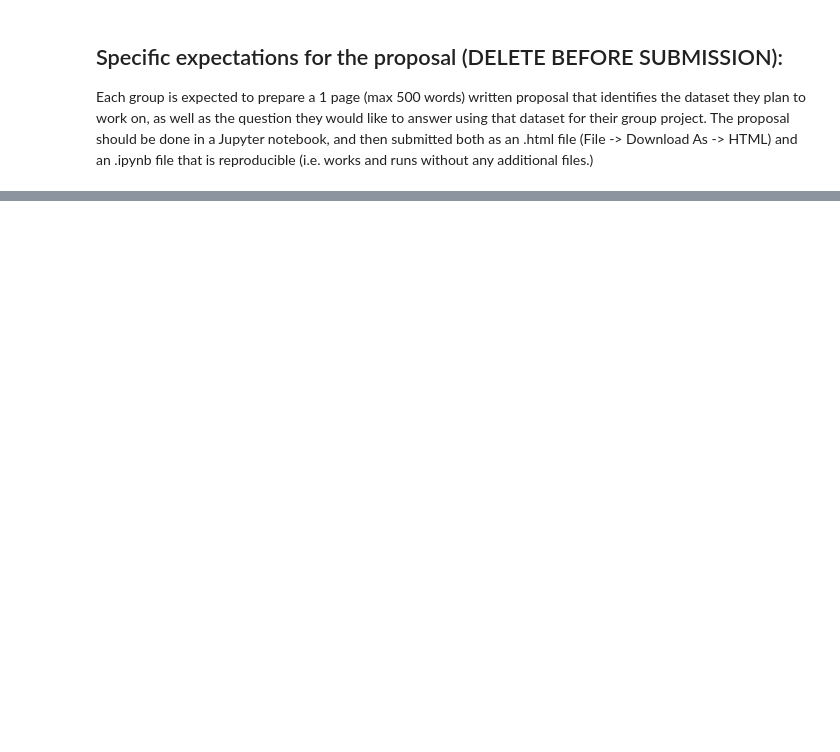
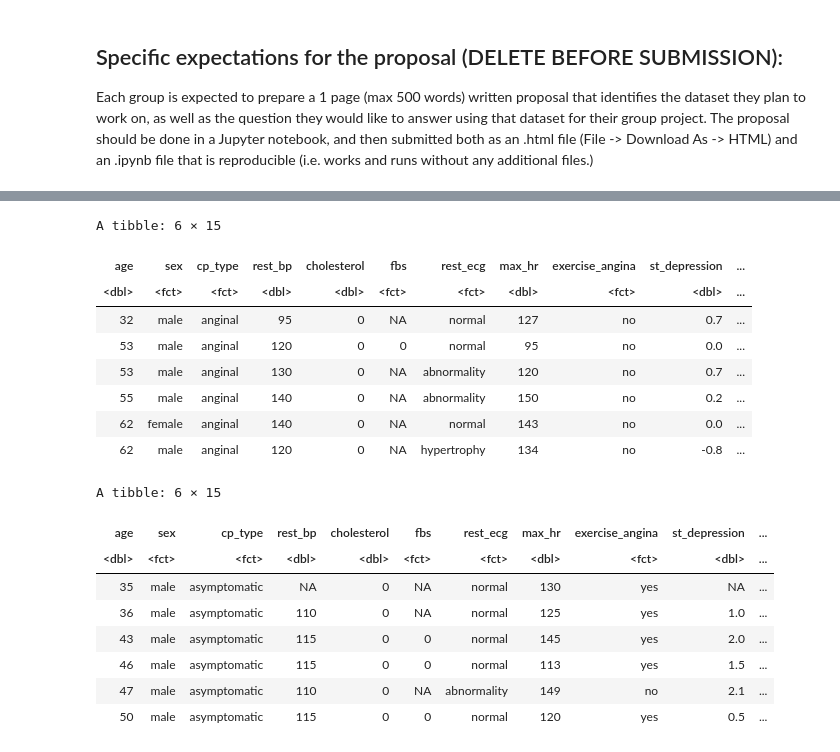
Before and after one commit to aaelbaz/DSCI-100-Group-Project, a Jupyter notebook: group_project_proposal.ipynb, the cells around one changed output, grey strips where cells are left out. Saved outputs shown, nothing was run; the diff lists cells and outputs as text; code cells hidden in the pictures; blank space fills up the shorter version.

```diff
--- a/group_project_proposal.ipynb
+++ b/group_project_proposal.ipynb
@@ -70 +65,27 @@ dbl (14): age, sex, cp, trestbps, chol, fbs, restecg, thalach, exang, oldpea...
+# %%
+heart_disease_split <- initial_split(heart_disease_data, prop = 0.75, strata = cp_type)
+heart_disease_train <- training(heart_disease_split)
+heart_disease_test <- testing(heart_disease_split)
+
+head(heart_disease_train)
+head(heart_disease_test)
+# %% [output]
+A tibble: 6 × 15
+| age | sex | cp_type | rest_bp | cholesterol | fbs | rest_ecg | max_hr | exercise_angina | st_depression | ... |
+| <dbl> | <fct> | <fct> | <dbl> | <dbl> | <fct> | <fct> | <dbl> | <fct> | <dbl> | ... |
+| 32 | male | anginal | 95 | 0 | NA | normal | 127 | no | 0.7 | ... |
+| 53 | male | anginal | 120 | 0 | 0 | normal | 95 | no | 0.0 | ... |
+| 53 | male | anginal | 130 | 0 | NA | abnormality | 120 | no | 0.7 | ... |
+| 55 | male | anginal | 140 | 0 | NA | abnormality | 150 | no | 0.2 | ... |
+| 62 | female | anginal | 140 | 0 | NA | normal | 143 | no | 0.0 | ... |
+| 62 | male | anginal | 120 | 0 | NA | hypertrophy | 134 | no | -0.8 | ... |
+A tibble: 6 × 15
+| age | sex | cp_type | rest_bp | cholesterol | fbs | rest_ecg | max_hr | exercise_angina | st_depression | ... |
+| <dbl> | <fct> | <fct> | <dbl> | <dbl> | <fct> | <fct> | <dbl> | <fct> | <dbl> | ... |
+| 35 | male | asymptomatic | NA | 0 | NA | normal | 130 | yes | NA | ... |
+| 36 | male | asymptomatic | 110 | 0 | NA | normal | 125 | yes | 1.0 | ... |
+| 43 | male | asymptomatic | 115 | 0 | 0 | normal | 145 | yes | 2.0 | ... |
+| 46 | male | asymptomatic | 115 | 0 | 0 | normal | 113 | yes | 1.5 | ... |
+| 47 | male | asymptomatic | 110 | 0 | NA | abnormality | 149 | no | 2.1 | ... |
+| 50 | male | asymptomatic | 115 | 0 | 0 | normal | 120 | yes | 0.5 | ... |
 # %%
```
Also changed, not shown: parts of 14 cells of this notebook.
